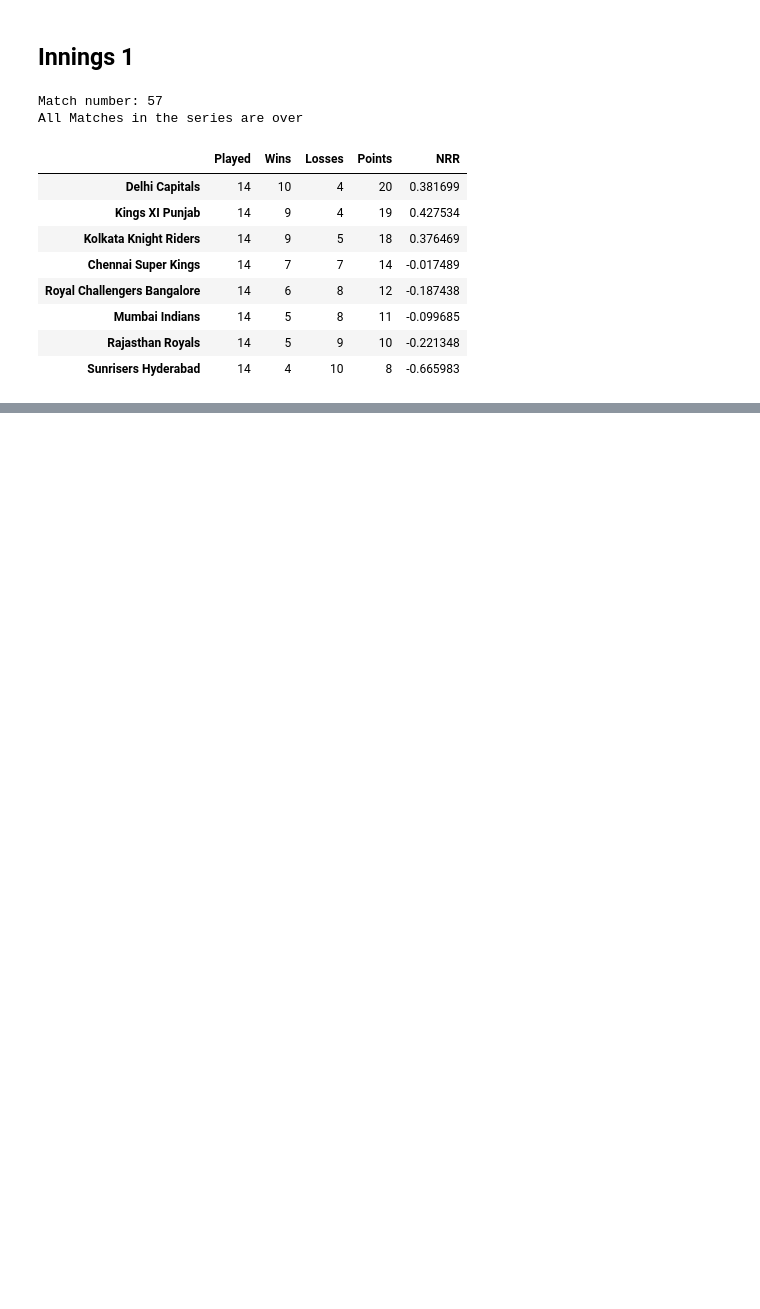
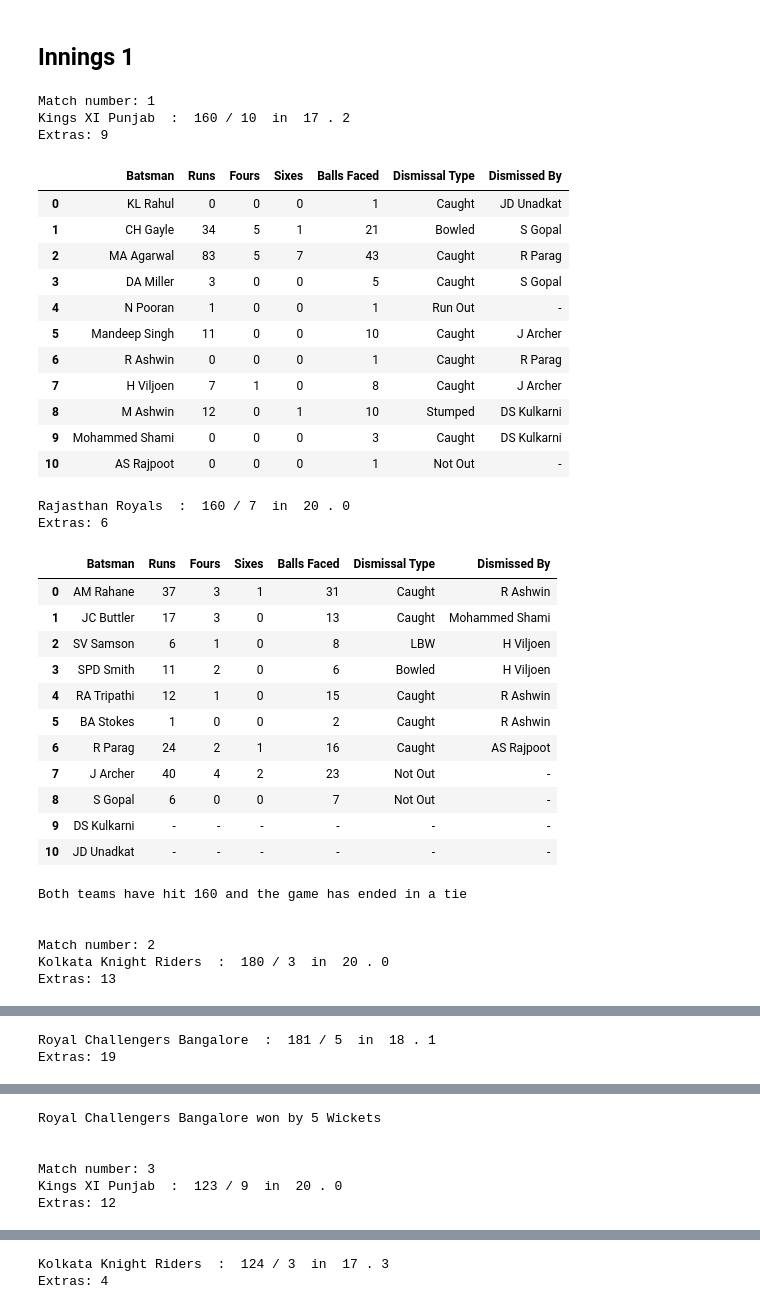
Before and after one commit to AravindM2803/IPL-Simulator, a Jupyter notebook: iplsim-dense/Evaluate.ipynb, the cells around one changed output, grey strips where cells are left out. Saved outputs shown, nothing was run; the diff lists cells and outputs as text; code cells hidden in the pictures; blank space fills up the shorter version.

```diff
--- a/iplsim-dense/Evaluate.ipynb
+++ b/iplsim-dense/Evaluate.ipynb
@@ -20,22 +20,47 @@ model_inn2 = tf.keras.models.load_model('Models\Inn2-HeavyDenseRequired-ep30to50
 # %%
 evaluator = EvaluationMetrics(model_inn1, model_inn2,
                               # )
-                              "Evaluation/tournament1.pkl")
+                              "Evaluation/tournament2.pkl")
 # %%
-for _ in range(1):
+evaluator.reinitialize_tournament()
+for _ in range(56):
     print(f"\n\nMatch number: {evaluator.match_count+1}")
     evaluator.simulate_match(1)
 evaluator.display_table()
-evaluator.save_object("Evaluation/tournament1.pkl")
+evaluator.save_object("Evaluation/tournament2.pkl")
 # %% [output]
-Match number: 57
-All Matches in the series are over
+Match number: 1
+Kings XI Punjab  :  160 / 10  in  17 . 2
+Extras: 9
-|  | Played | Wins | Losses | Points | NRR |
-| Delhi Capitals | 14 | 10 | 4 | 20 | 0.381699 |
-| Kings XI Punjab | 14 | 9 | 4 | 19 | 0.427534 |
-| Kolkata Knight Riders | 14 | 9 | 5 | 18 | 0.376469 |
-| Chennai Super Kings | 14 | 7 | 7 | 14 | -0.017489 |
-| Royal Challengers Bangalore | 14 | 6 | 8 | 12 | -0.187438 |
-| Mumbai Indians | 14 | 5 | 8 | 11 | -0.099685 |
-| Rajasthan Royals | 14 | 5 | 9 | 10 | -0.221348 |
-| Sunrisers Hyderabad | 14 | 4 | 10 | 8 | -0.665983 |
+|  | Batsman | Runs | Fours | Sixes | Balls Faced | Dismissal Type | Dismissed By |
+| 0 | KL Rahul | 0 | 0 | 0 | 1 | Caught | JD Unadkat |
+| 1 | CH Gayle | 34 | 5 | 1 | 21 | Bowled | S Gopal |
+| 2 | MA Agarwal | 83 | 5 | 7 | 43 | Caught | R Parag |
+| 3 | DA Miller | 3 | 0 | 0 | 5 | Caught | S Gopal |
+| 4 | N Pooran | 1 | 0 | 0 | 1 | Run Out | - |
+| 5 | Mandeep Singh | 11 | 0 | 0 | 10 | Caught | J Archer |
+| 6 | R Ashwin | 0 | 0 | 0 | 1 | Caught | R Parag |
+| 7 | H Viljoen | 7 | 1 | 0 | 8 | Caught | J Archer |
+| 8 | M Ashwin | 12 | 0 | 1 | 10 | Stumped | DS Kulkarni |
+| 9 | Mohammed Shami | 0 | 0 | 0 | 3 | Caught | DS Kulkarni |
+| 10 | AS Rajpoot | 0 | 0 | 0 | 1 | Not Out | - |
+Rajasthan Royals  :  160 / 7  in  20 . 0
+Extras: 6
+|  | Batsman | Runs | Fours | Sixes | Balls Faced | Dismissal Type | Dismissed By |
+| 0 | AM Rahane | 37 | 3 | 1 | 31 | Caught | R Ashwin |
+| 1 | JC Buttler | 17 | 3 | 0 | 13 | Caught | Mohammed Shami |
+| 2 | SV Samson | 6 | 1 | 0 | 8 | LBW | H Viljoen |
+| 3 | SPD Smith | 11 | 2 | 0 | 6 | Bowled | H Viljoen |
+| 4 | RA Tripathi | 12 | 1 | 0 | 15 | Caught | R Ashwin |
+| 5 | BA Stokes | 1 | 0 | 0 | 2 | Caught | R Ashwin |
+| 6 | R Parag | 24 | 2 | 1 | 16 | Caught | AS Rajpoot |
+| 7 | J Archer | 40 | 4 | 2 | 23 | Not Out | - |
+| 8 | S Gopal | 6 | 0 | 0 | 7 | Not Out | - |
+| 9 | DS Kulkarni | - | - | - | - | - | - |
+| 10 | JD Unadkat | - | - | - | - | - | - |
+Both teams have hit 160 and the game has ended in a tie
+
+
+Match number: 2
+Kolkata Knight Riders  :  180 / 3  in  20 . 0
+Extras: 13
@@ -41,0 +79,2 @@ All Matches in the series are over
+Royal Challengers Bangalore  :  181 / 5  in  18 . 1
+Extras: 19
@@ -41,0 +93,6 @@ All Matches in the series are over
+Royal Challengers Bangalore won by 5 Wickets
+
+
+Match number: 3
+Kings XI Punjab  :  123 / 9  in  20 . 0
+Extras: 12
@@ -41,0 +111,2 @@ All Matches in the series are over
+Kolkata Knight Riders  :  124 / 3  in  17 . 3
+Extras: 4
```
Also changed, not shown: parts of 6 cells of this notebook.
